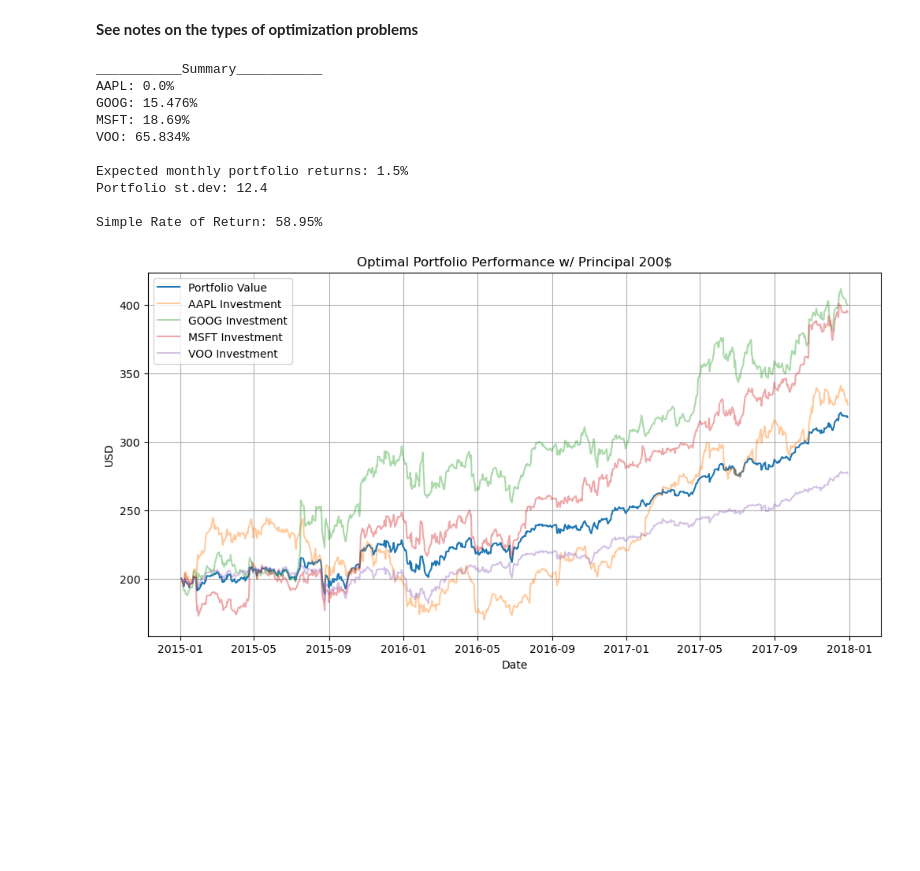
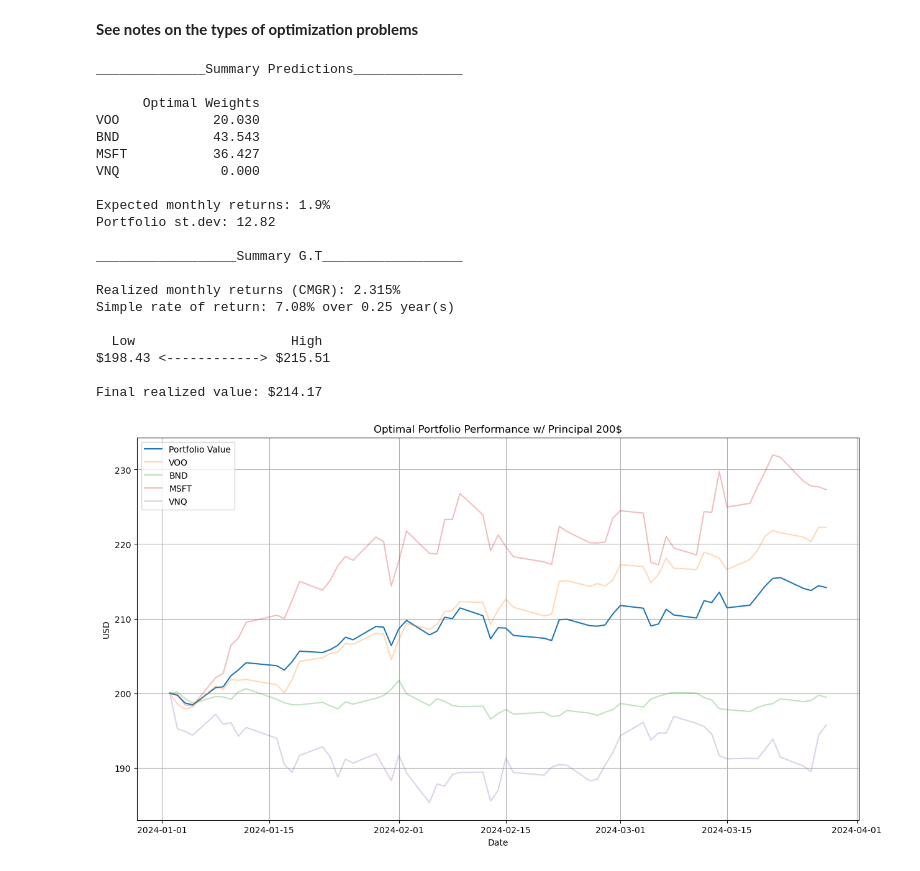
Before and after one commit to jchoi207/VIG-QS, a Jupyter notebook: portfolio-optimization/optimization.ipynb, the cells around one changed output. Drawn from its saved outputs; the diff is of its cells as text; code cells hidden in the pictures; blank space fills up the shorter version.

Commit message:
Added risk_aversion factor

```diff
--- a/portfolio-optimization/optimization.ipynb
+++ b/portfolio-optimization/optimization.ipynb
@@ -3,29 +3,51 @@
 # %%
 import opt_functions as opt
 # %%
+
 ## Choose universe of stocks
-universe = ["AAPL", "GOOG", "MSFT", "VOO"]
+universe = ["VOO", "BND", "MSFT", "VNQ"]
 
 ## Choose minimum and maximum weights for each stock
 min_max_weights = {
-    "AAPL": [0.1, 0.5],
-    "GOOG": [0.1, 0.5],
-    "MSFT": [0.1, 0.5],
-    "VOO":  [0.3, 0.5]
+    "VOO":  [0.1, 0.5],
+    "BND":  [0.1, 0.6],
+    "MSFT": [0.1, 0.3],
+    "VNQ":  [0.0, 0.5],
 }
 
 opt_dict, start_date, end_date = opt.optimize(
-    universe, start_date="2015-01-01", end_date="2018-01-01", min_max_weights=None, short_selling=False, min_return=1.5)
-opt.portfolio_performance(opt_dict, start_date, end_date, principal=200)
+                                        universe,
+                                        start_date="2023-01-01",
+                                        end_date="2024-01-01",
+                                        historical_returns=True,
+                                        min_max_weights=None,
+                                        short_selling=False,
+                                        # risk_aversion=0.15, # little point of diversification
+                                        # risk_aversion = 0.75, # risky
+                                        risk_aversion = 3, # safe
+                                        min_return=1.9
+                                        )
+
+opt.portfolio_performance(opt_dict, "2024-01-01", "2024-04-01", principal=200)
 # %% [output]
-___________Summary___________
-AAPL: 0.0%
-GOOG: 15.476%
-MSFT: 18.69%
-VOO: 65.834%
+______________Summary Predictions______________
 
-Expected monthly portfolio returns: 1.5%
-Portfolio st.dev: 12.4
+      Optimal Weights
+VOO            20.030
+BND            43.543
+MSFT           36.427
+VNQ             0.000
 
-Simple Rate of Return: 58.95%
+Expected monthly returns: 1.9%
+Portfolio st.dev: 12.82
+
+__________________Summary G.T__________________
+
+Realized monthly returns (CMGR): 2.315%
+Simple rate of return: 7.08% over 0.25 year(s)
+
+  Low                    High
+$198.43 <------------> $215.51
+
+Final realized value: $214.17
-[figure, old version]
+[figure, new version]
```
Also changed, not shown: 2 other files.
